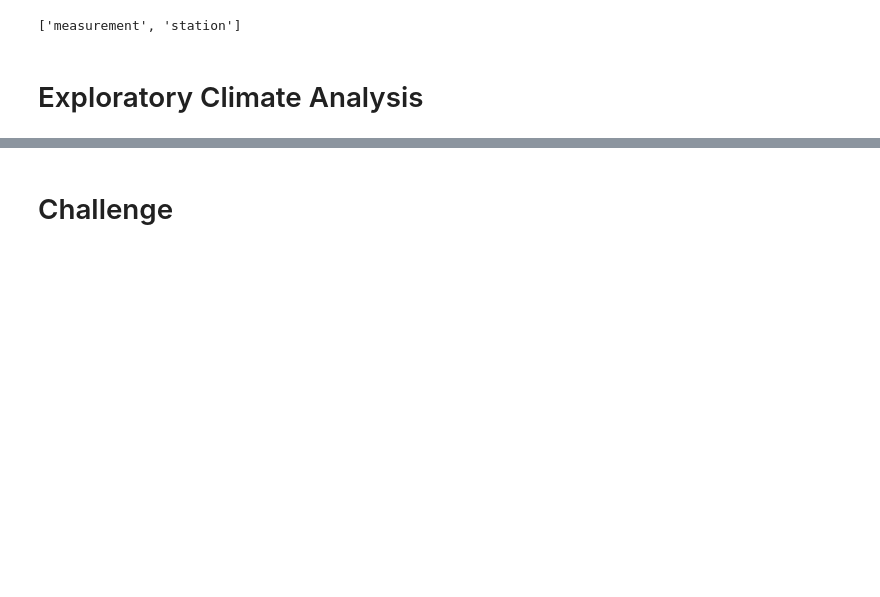
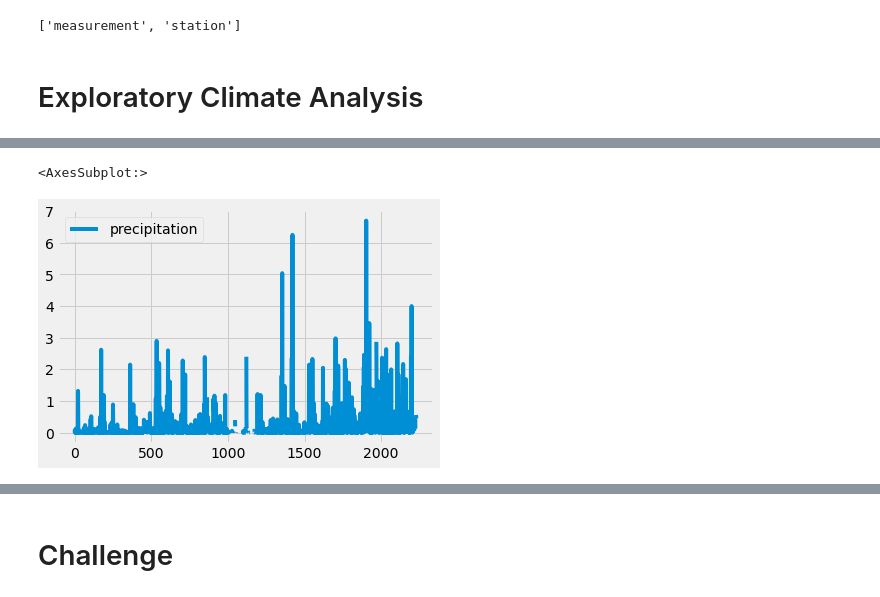
Before and after one commit to leomerits/surfs_up, a Jupyter notebook: climate_analysis.ipynb, the cells around one changed output, grey strips where cells are left out. Saved outputs shown, nothing was run; the diff lists cells and outputs as text; code cells hidden in the pictures; blank space fills up the shorter version.

```diff
--- a/climate_analysis.ipynb
+++ b/climate_analysis.ipynb
@@ -52,0 +59,2 @@ session = Session(engine)
+# %%
+df = pd.DataFrame(results, columns=['date','precipitation'])
@@ -52,0 +98,2 @@ session = Session(engine)
+# %%
+df = df.sort_index()
@@ -53,2 +120,7 @@ session = Session(engine)
+# %%
+df.plot()
+# %% [output]
+<AxesSubplot:>
+[figure, added]
 # %%
 # Use Pandas to calcualte the summary statistics for the precipitation data
```
Also changed, not shown: parts of 12 cells of this notebook.
